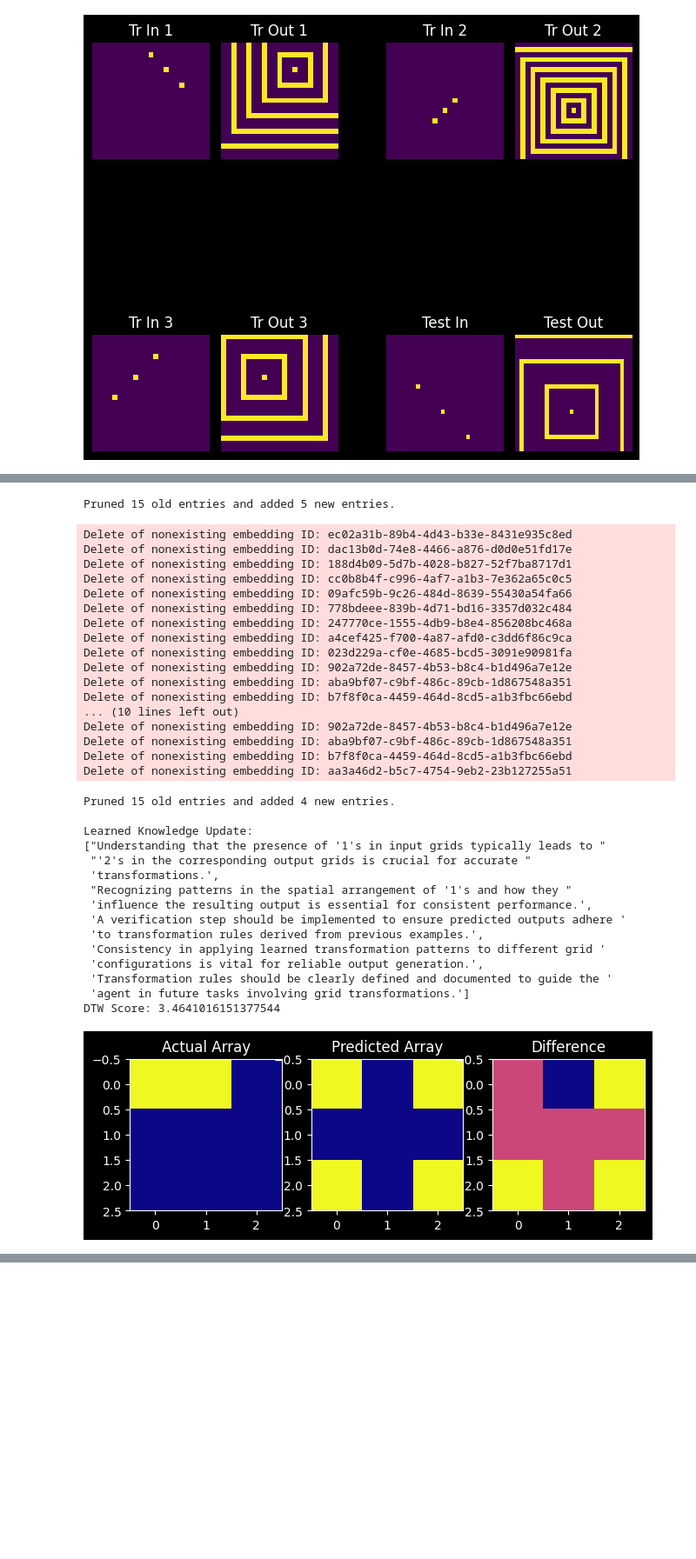
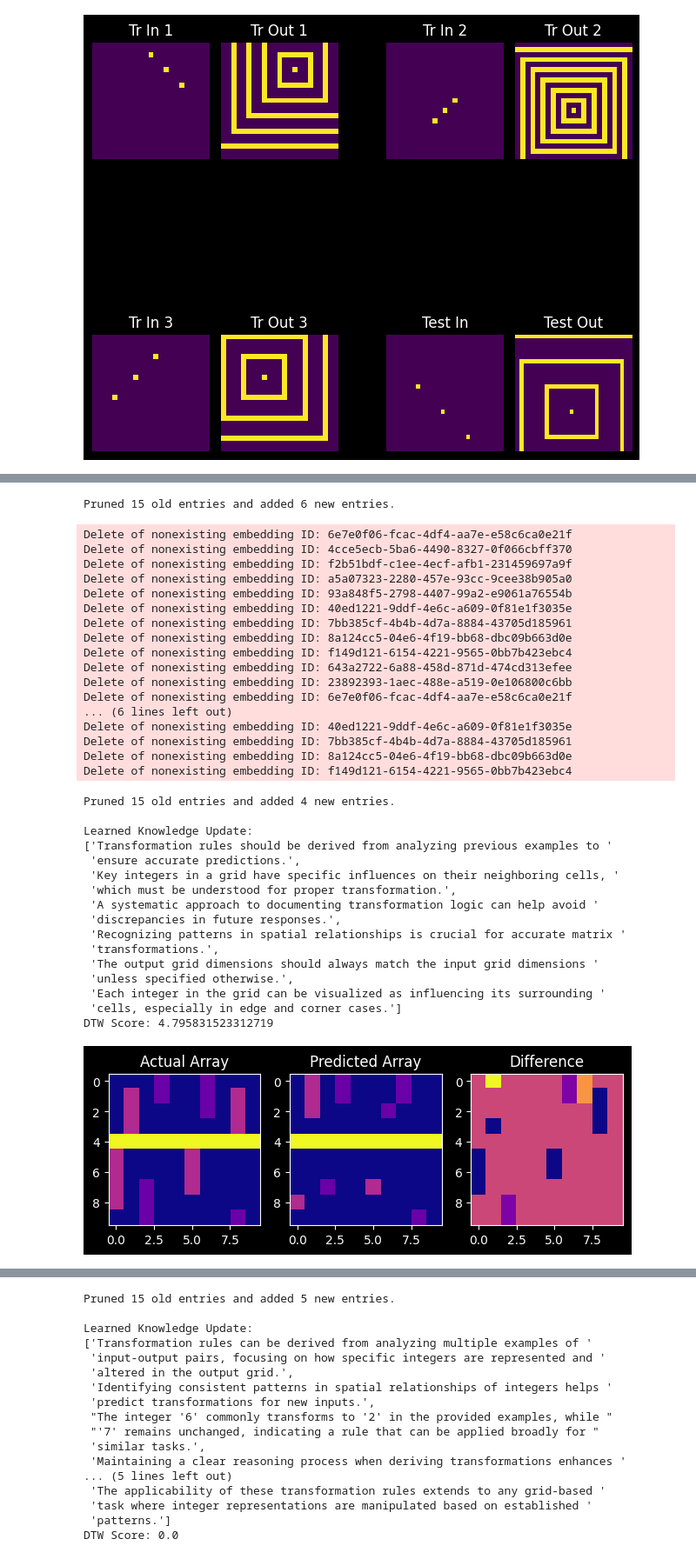
Before and after one commit to santoshkumarradha/multiagent-learning-unit, a Jupyter notebook: notebooks/test.ipynb, the cells around one changed output, grey strips where cells are left out. Shown at 87% size. Drawn from its saved outputs; the diff is of its cells as text; code cells hidden in the pictures; blank space fills up the shorter version.

```diff
--- a/notebooks/test.ipynb
+++ b/notebooks/test.ipynb
@@ -52,7 +52,7 @@ reasoning_agent=lambda prompt,input: logic_concept_reasoning_network(f"{prompt}\
 reasoning_agent=None
 set_live_verbosity(0)
 
-n = 21 # 10 + 20 +1 + 20
+n = 10 # 10 + 20 +1 + 20+21
 import random
 
 selected_data = random.sample(data, n)
@@ -93,34 +93,35 @@ Delete of nonexisting embedding ID: dcc3fb0d-618c-43cf-bcd7-60eea543196a
-Pruned 15 old entries and added 5 new entries.
+Pruned 15 old entries and added 6 new entries.
-Delete of nonexisting embedding ID: ec02a31b-89b4-4d43-b33e-8431e935c8ed
-Delete of nonexisting embedding ID: dac13b0d-74e8-4466-a876-d0d0e51fd17e
-Delete of nonexisting embedding ID: 188d4b09-5d7b-4028-b827-52f7ba8717d1
-Delete of nonexisting embedding ID: cc0b8b4f-c996-4af7-a1b3-7e362a65c0c5
-Delete of nonexisting embedding ID: 09afc59b-9c26-484d-8639-55430a54fa66
-Delete of nonexisting embedding ID: 778bdeee-839b-4d71-bd16-3357d032c484
-Delete of nonexisting embedding ID: 247770ce-1555-4db9-b8e4-856208bc468a
-Delete of nonexisting embedding ID: a4cef425-f700-4a87-afd0-c3dd6f86c9ca
-Delete of nonexisting embedding ID: 023d229a-cf0e-4685-bcd5-3091e90981fa
-Delete of nonexisting embedding ID: 902a72de-8457-4b53-b8c4-b1d496a7e12e
-Delete of nonexisting embedding ID: aba9bf07-c9bf-486c-89cb-1d867548a351
-Delete of nonexisting embedding ID: b7f8f0ca-4459-464d-8cd5-a1b3fbc66ebd
-... (10 lines left out)
-Delete of nonexisting embedding ID: 902a72de-8457-4b53-b8c4-b1d496a7e12e
-Delete of nonexisting embedding ID: aba9bf07-c9bf-486c-89cb-1d867548a351
-Delete of nonexisting embedding ID: b7f8f0ca-4459-464d-8cd5-a1b3fbc66ebd
-Delete of nonexisting embedding ID: aa3a46d2-b5c7-4754-9eb2-23b127255a51
+Delete of nonexisting embedding ID: 6e7e0f06-fcac-4df4-aa7e-e58c6ca0e21f
+Delete of nonexisting embedding ID: 4cce5ecb-5ba6-4490-8327-0f066cbff370
+Delete of nonexisting embedding ID: f2b51bdf-c1ee-4ecf-afb1-231459697a9f
+Delete of nonexisting embedding ID: a5a07323-2280-457e-93cc-9cee38b905a0
+Delete of nonexisting embedding ID: 93a848f5-2798-4407-99a2-e9061a76554b
+Delete of nonexisting embedding ID: 40ed1221-9ddf-4e6c-a609-0f81e1f3035e
+Delete of nonexisting embedding ID: 7bb385cf-4b4b-4d7a-8884-43705d185961
+Delete of nonexisting embedding ID: 8a124cc5-04e6-4f19-bb68-dbc09b663d0e
+Delete of nonexisting embedding ID: f149d121-6154-4221-9565-0bb7b423ebc4
+Delete of nonexisting embedding ID: 643a2722-6a88-458d-871d-474cd313efee
+Delete of nonexisting embedding ID: 23892393-1aec-488e-a519-0e106800c6bb
+Delete of nonexisting embedding ID: 6e7e0f06-fcac-4df4-aa7e-e58c6ca0e21f
+... (6 lines left out)
+Delete of nonexisting embedding ID: 40ed1221-9ddf-4e6c-a609-0f81e1f3035e
+Delete of nonexisting embedding ID: 7bb385cf-4b4b-4d7a-8884-43705d185961
+Delete of nonexisting embedding ID: 8a124cc5-04e6-4f19-bb68-dbc09b663d0e
+Delete of nonexisting embedding ID: f149d121-6154-4221-9565-0bb7b423ebc4
 Pruned 15 old entries and added 4 new entries.
 
 Learned Knowledge Update:
-["Understanding that the presence of '1's in input grids typically leads to "
- "'2's in the corresponding output grids is crucial for accurate "
+['Transformation rules should be derived from analyzing previous examples to '
+ 'ensure accurate predictions.',
+ 'Key integers in a grid have specific influences on their neighboring cells, '
+ 'which must be understood for proper transformation.',
+ 'A systematic approach to documenting transformation logic can help avoid '
+ 'discrepancies in future responses.',
+ 'Recognizing patterns in spatial relationships is crucial for accurate matrix '
  'transformations.',
- "Recognizing patterns in the spatial arrangement of '1's and how they "
- 'influence the resulting output is essential for consistent performance.',
- 'A verification step should be implemented to ensure predicted outputs adhere '
- 'to transformation rules derived from previous examples.',
- 'Consistency in applying learned transformation patterns to different grid '
- 'configurations is vital for reliable output generation.',
- 'Transformation rules should be clearly defined and documented to guide the '
- 'agent in future tasks involving grid transformations.']
-DTW Score: 3.4641016151377544
+ 'The output grid dimensions should always match the input grid dimensions '
+ 'unless specified otherwise.',
+ 'Each integer in the grid can be visualized as influencing its surrounding '
+ 'cells, especially in edge and corner cases.']
+DTW Score: 4.795831523312719
-[figure, old version]
+[figure, new version]
@@ -128,0 +148,17 @@ Epoch 1 Test Accuracy: 0.00% (0/0) 🧪
+Pruned 15 old entries and added 5 new entries.
+
+Learned Knowledge Update:
+['Transformation rules can be derived from analyzing multiple examples of '
+ 'input-output pairs, focusing on how specific integers are represented and '
+ 'altered in the output grid.',
+ 'Identifying consistent patterns in spatial relationships of integers helps '
+ 'predict transformations for new inputs.',
+ "The integer '6' commonly transforms to '2' in the provided examples, while "
+ "'7' remains unchanged, indicating a rule that can be applied broadly for "
+ 'similar tasks.',
+ 'Maintaining a clear reasoning process when deriving transformations enhances '
+... (5 lines left out)
+ 'The applicability of these transformation rules extends to any grid-based '
+ 'task where integer representations are manipulated based on established '
+ 'patterns.']
+DTW Score: 0.0
```
Also changed, not shown: parts of 4 cells of this notebook, 4 other files.
